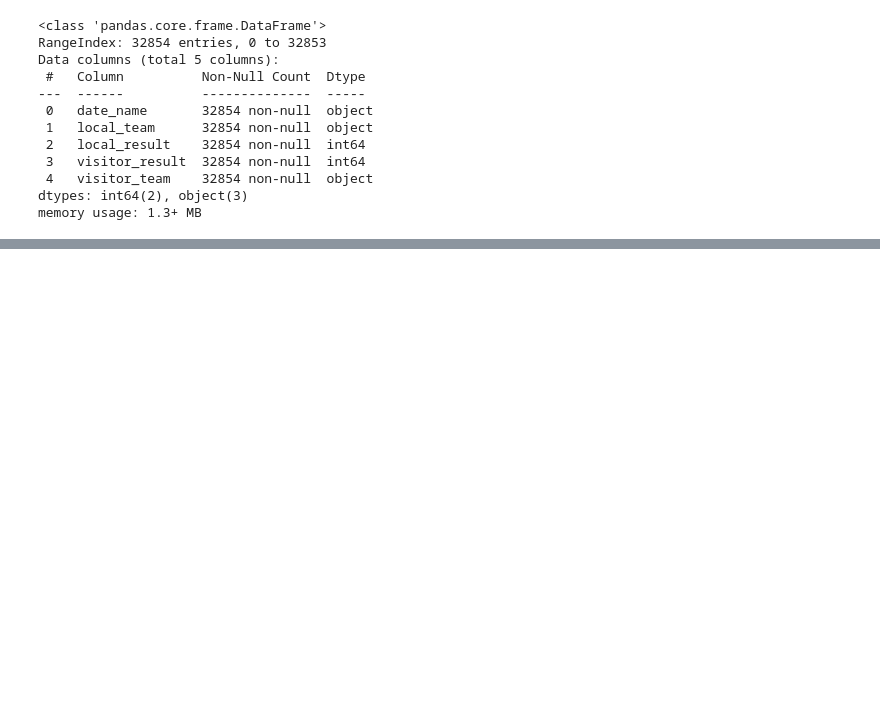
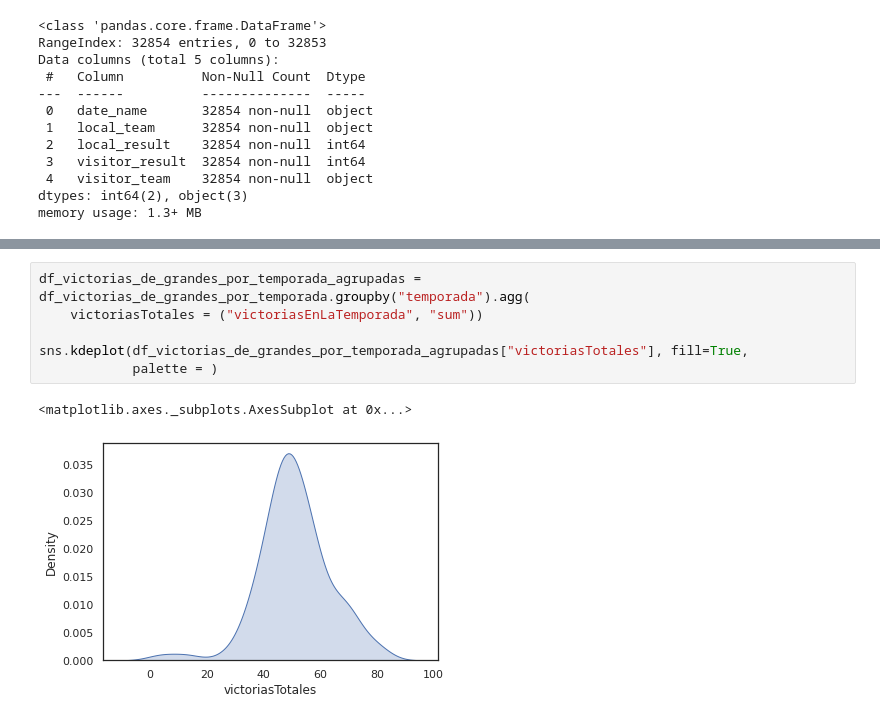
Before and after one commit to Nacho2904/orga_de_datos, a Jupyter notebook: tp_1.ipynb, the cells around one changed output, grey strips where cells are left out. Cells and saved outputs as stored; diff of their text form; blank space fills up the shorter version.

```diff
--- a/tp_1.ipynb
+++ b/tp_1.ipynb
@@ -1581,0 +1553,9 @@ plt.title("Goles por temporada de los 5 grandes", fontsize = 20);
+# %%
+df_victorias_de_grandes_por_temporada_agrupadas = df_victorias_de_grandes_por_temporada.groupby("temporada").agg(
+    victoriasTotales = ("victoriasEnLaTemporada", "sum"))
+
+sns.kdeplot(df_victorias_de_grandes_por_temporada_agrupadas["victoriasTotales"], fill=True,
+            palette = )
+# %% [output]
+<matplotlib.axes._subplots.AxesSubplot at 0x...>
+[figure, added]
```
Also changed, not shown: parts of 12 cells of this notebook.
